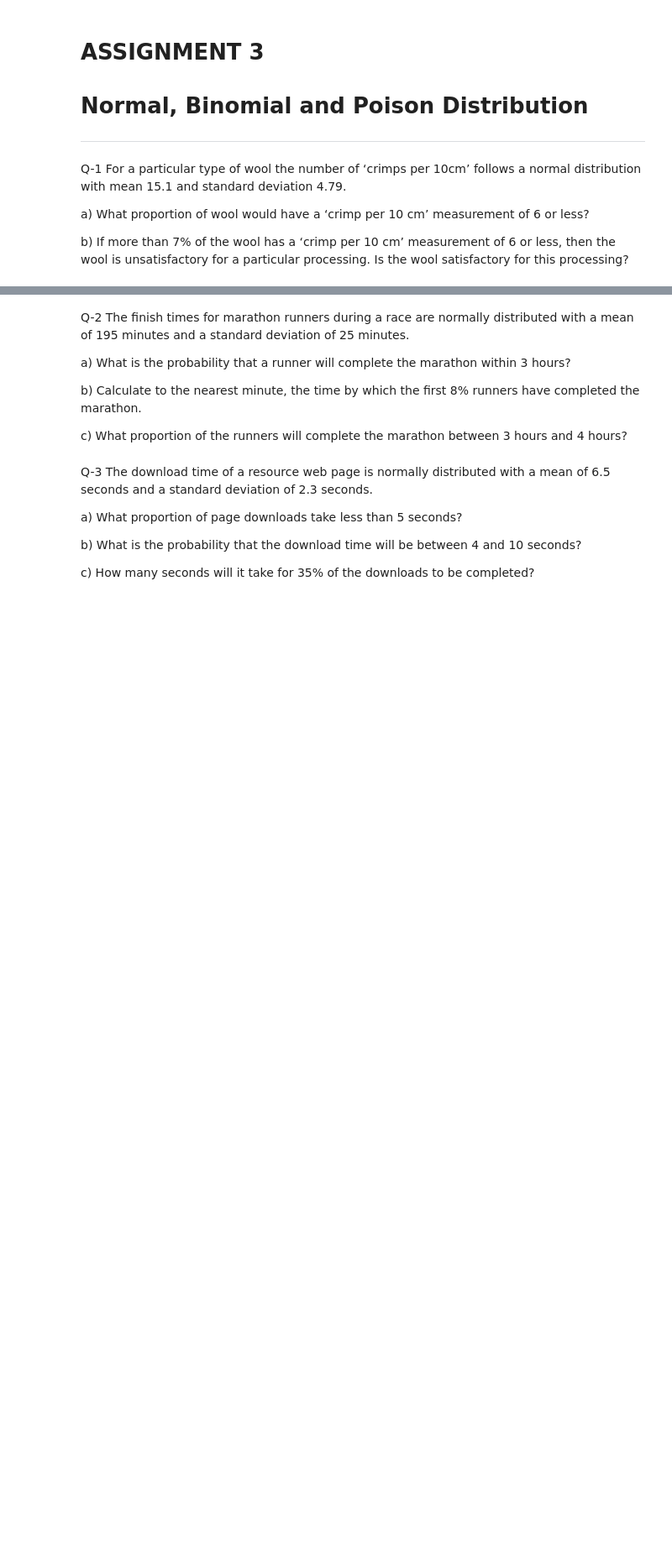
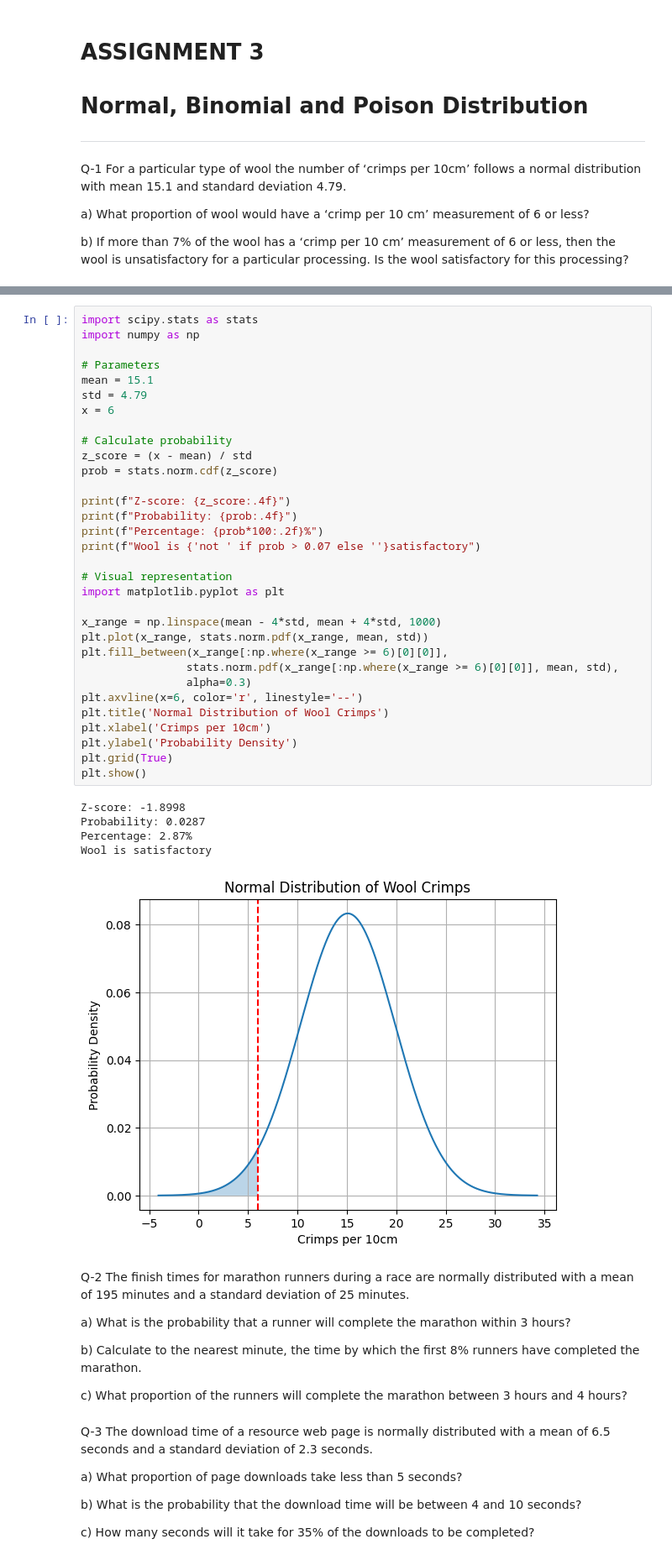
Before and after one commit to Moavia-Hassan/MS-Data-Science, a Jupyter notebook: Assignment_3_MoaviaHassan_24_MS_DS_09.ipynb, the cells around one changed output, grey strips where cells are left out. Shown: that part at 84% size. Cells and saved outputs as stored; diff of their text form; blank space fills up the shorter version.

```diff
--- a/Assignment_3_MoaviaHassan_24_MS_DS_09.ipynb
+++ b/Assignment_3_MoaviaHassan_24_MS_DS_09.ipynb
@@ -18,3 +47,41 @@ wool satisfactory for this processing?
+# %%
+import scipy.stats as stats
+import numpy as np
+
+# Parameters
+mean = 15.1
+std = 4.79
+x = 6
+
+# Calculate probability
+z_score = (x - mean) / std
+prob = stats.norm.cdf(z_score)
+
+print(f"Z-score: {z_score:.4f}")
+print(f"Probability: {prob:.4f}")
+print(f"Percentage: {prob*100:.2f}%")
+print(f"Wool is {'not ' if prob > 0.07 else ''}satisfactory")
+
+# Visual representation
+import matplotlib.pyplot as plt
+
+x_range = np.linspace(mean - 4*std, mean + 4*std, 1000)
+plt.plot(x_range, stats.norm.pdf(x_range, mean, std))
+plt.fill_between(x_range[:np.where(x_range >= 6)[0][0]],
+                stats.norm.pdf(x_range[:np.where(x_range >= 6)[0][0]], mean, std),
+                alpha=0.3)
+plt.axvline(x=6, color='r', linestyle='--')
+plt.title('Normal Distribution of Wool Crimps')
+plt.xlabel('Crimps per 10cm')
+plt.ylabel('Probability Density')
+plt.grid(True)
+plt.show()
+# %% [output]
+Z-score: -1.8998
+Probability: 0.0287
+Percentage: 2.87%
+Wool is satisfactory
+[figure, added]
 # %% [markdown]
 Q-2 The finish times for marathon runners during a race are normally distributed
 with a mean of 195 minutes and a standard deviation of 25 minutes.
```
Also changed, not shown: parts of 1 cell of this notebook.
